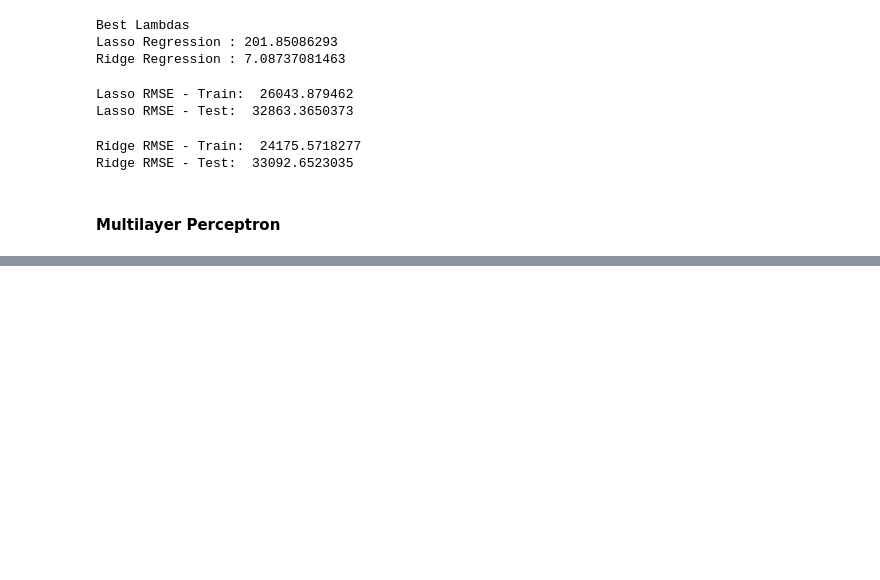
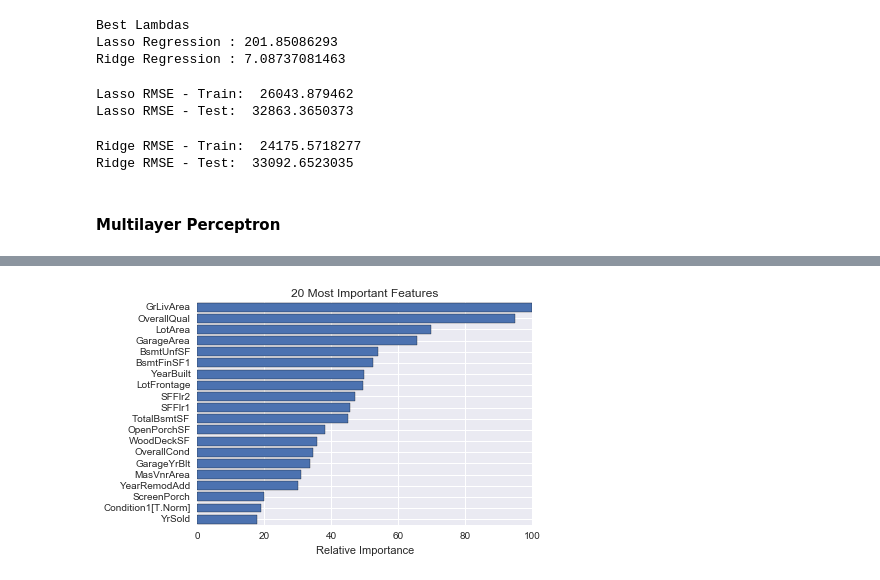
Before and after one commit to brbeckelman/Advanced-Predictive-Modeling-Class, a Jupyter notebook: HW3/HW3-apm382.ipynb, the cells around one changed output, grey strips where cells are left out. Cells and saved outputs as stored; diff of their text form; code cells hidden in the pictures; blank space fills up the shorter version.

```diff
--- a/HW3/HW3-apm382.ipynb
+++ b/HW3/HW3-apm382.ipynb
@@ -932,0 +1004,14 @@ py.iplot(fig, filename='kaggle-residplot')
+# %%
+feature_importance = clf_house.feature_importances_
+# make importances relative to max importance
+feature_importance = 100.0 * (feature_importance / feature_importance.max())
+sorted_idx = np.argsort(feature_importance)[-20:]
+pos = np.arange(sorted_idx.shape[0]) + .5
+
+plt.barh(pos, feature_importance[sorted_idx], align='center')
+plt.yticks(pos, x.columns.values[sorted_idx])
+plt.xlabel('Relative Importance')
+plt.title('20 Most Important Features')
+plt.show()
+# %% [output]
+[figure, added]
```
Also changed, not shown: parts of 5 cells of this notebook.
